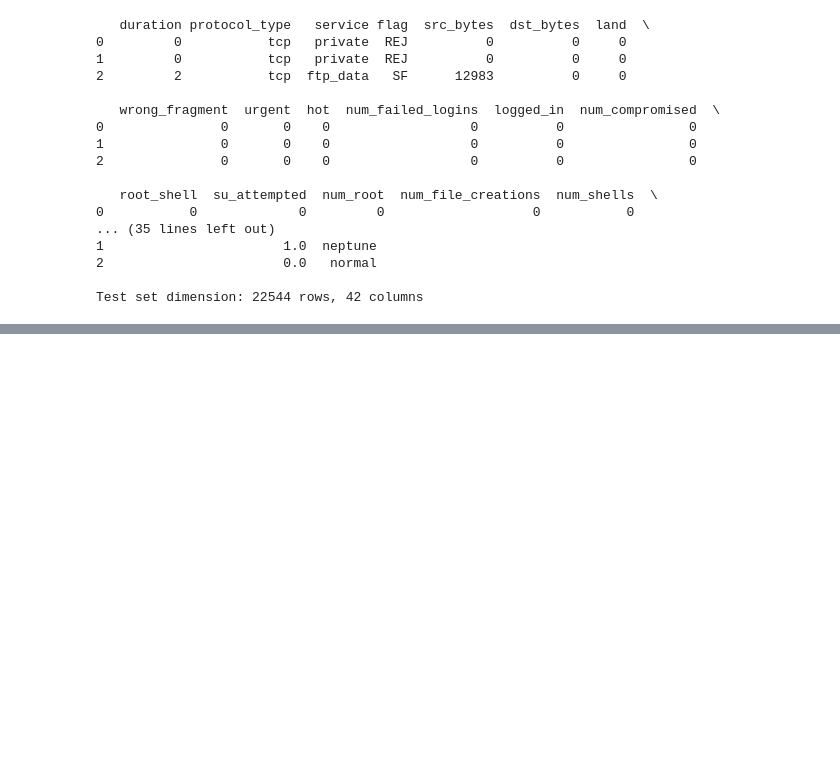
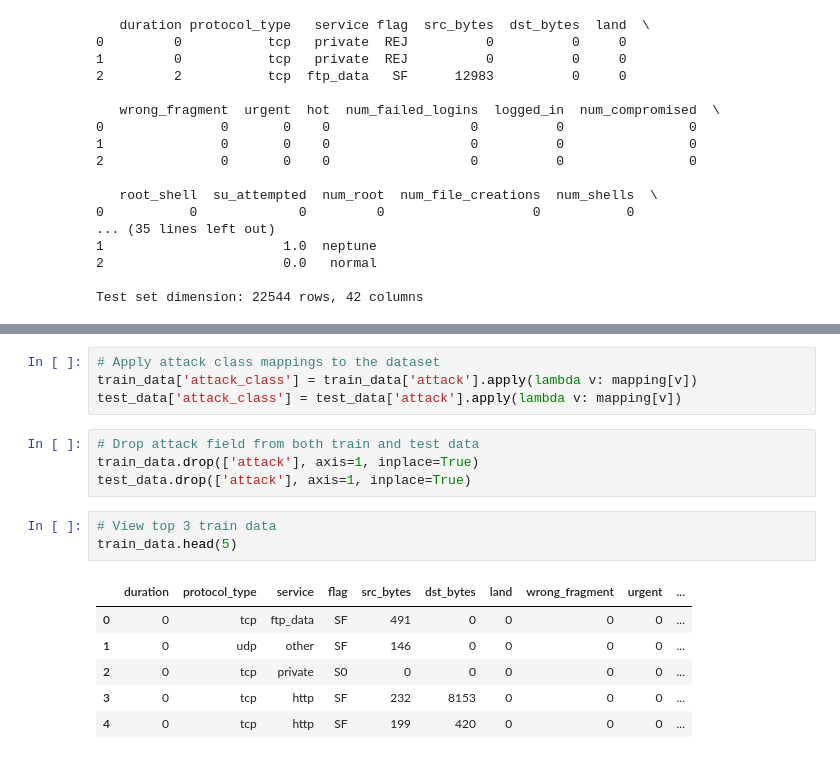
Before and after one commit to chibuezedev/AutoDetect, a Jupyter notebook: model.ipynb, the cells around one changed output, grey strips where cells are left out. Saved outputs shown, nothing was run; the diff lists cells and outputs as text; blank space fills up the shorter version.

```diff
--- a/model.ipynb
+++ b/model.ipynb
@@ -90,0 +108,18 @@ Data Processing for NSL-KDD Dataset
+# %%
+# Apply attack class mappings to the dataset
+train_data['attack_class'] = train_data['attack'].apply(lambda v: mapping[v])
+test_data['attack_class'] = test_data['attack'].apply(lambda v: mapping[v])
+# %%
+# Drop attack field from both train and test data
+train_data.drop(['attack'], axis=1, inplace=True)
+test_data.drop(['attack'], axis=1, inplace=True)
+# %%
+# View top 3 train data
+train_data.head(5)
+# %% [output]
+|  | duration | protocol_type | service | flag | src_bytes | dst_bytes | land | wrong_fragment | urgent | ... |
+| 0 | 0 | tcp | ftp_data | SF | 491 | 0 | 0 | 0 | 0 | ... |
+| 1 | 0 | udp | other | SF | 146 | 0 | 0 | 0 | 0 | ... |
+| 2 | 0 | tcp | private | S0 | 0 | 0 | 0 | 0 | 0 | ... |
+| 3 | 0 | tcp | http | SF | 232 | 8153 | 0 | 0 | 0 | ... |
+| 4 | 0 | tcp | http | SF | 199 | 420 | 0 | 0 | 0 | ... |
```
Also changed, not shown: parts of 32 cells of this notebook.
